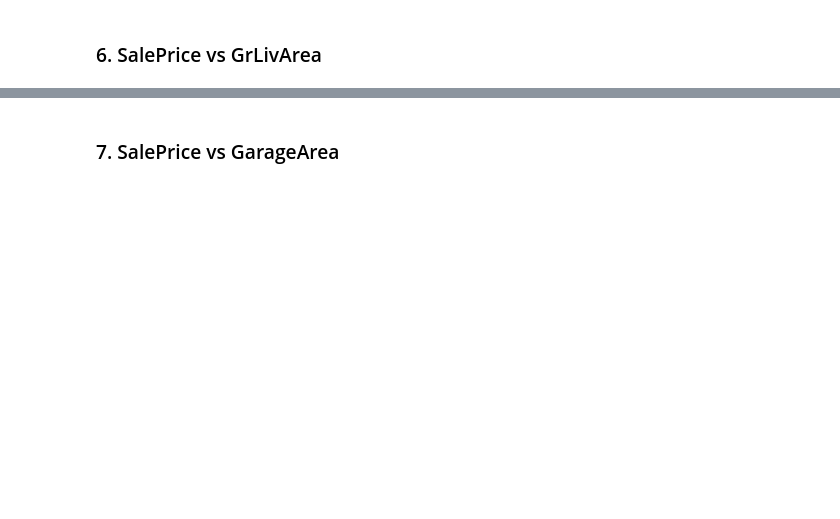
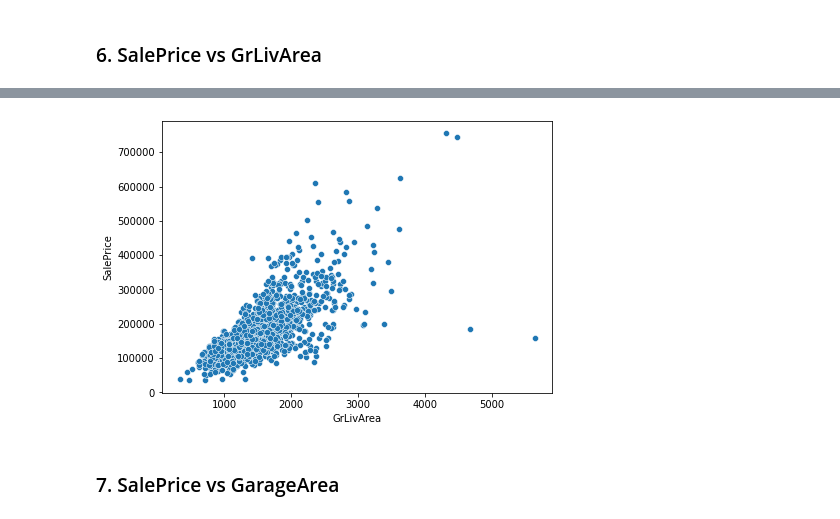
Before and after one commit to directtt/house-prices-prediction, a Jupyter notebook: House Prices Regression Model.ipynb, the cells around one changed output, grey strips where cells are left out. Saved outputs shown, nothing was run; the diff lists cells and outputs as text; code cells hidden in the pictures; blank space fills up the shorter version.

```diff
--- a/House Prices Regression Model.ipynb
+++ b/House Prices Regression Model.ipynb
@@ -150,5 +150,6 @@ sns.boxplot(x=train['OverallQual'], y=train['SalePrice']);
 # %% [markdown]
 ### 6. SalePrice vs GrLivArea
 # %%
+plt.figure(figsize=(7, 5))
 sns.scatterplot(x=train['GrLivArea'], y=train['SalePrice']);
 # %% [output]
@@ -156,3 +156,4 @@ sns.scatterplot(x=train['GrLivArea'], y=train['SalePrice']);
+[figure, added]
 # %% [markdown]
 ### 7. SalePrice vs GarageArea
 # %%
```
Also changed, not shown: parts of 69 cells of this notebook.
